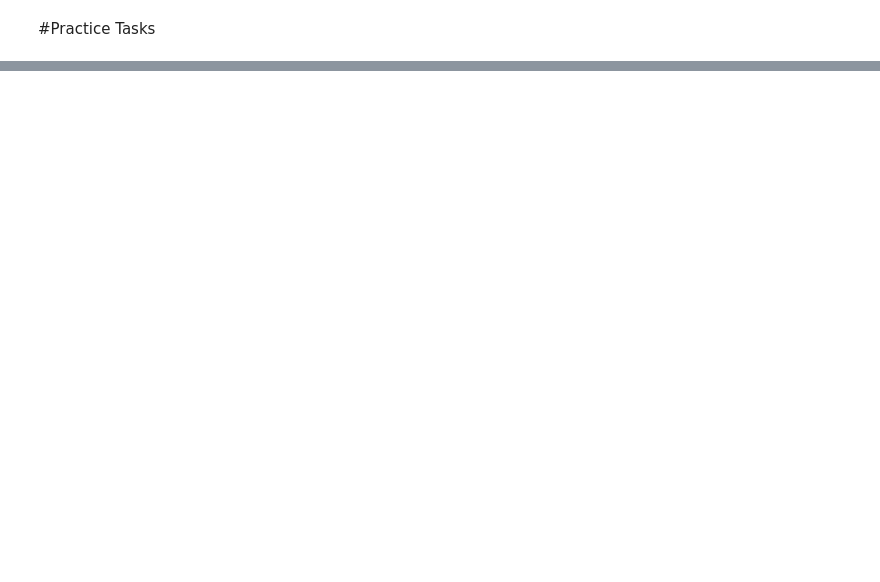
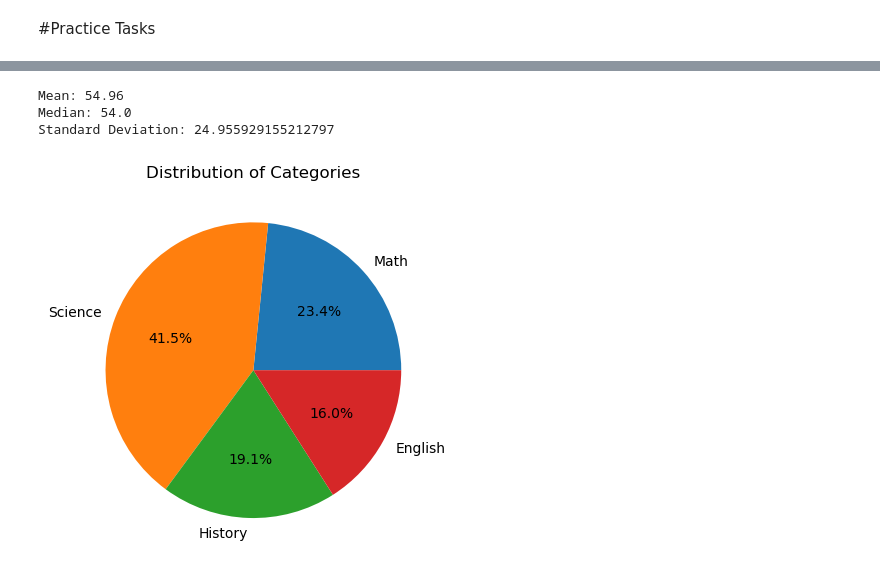
Before and after one commit to zeenat-mustafa/AI-Bootcamp, a Jupyter notebook: Week_2/Day_2/Numpy_and_Plotting.ipynb, the cells around one changed output, grey strips where cells are left out. Cells and saved outputs as stored; diff of their text form; code cells hidden in the pictures; blank space fills up the shorter version.

```diff
--- a/Week_2/Day_2/Numpy_and_Plotting.ipynb
+++ b/Week_2/Day_2/Numpy_and_Plotting.ipynb
@@ -726,6 +832,23 @@ print(np.linalg.matrix_rank(A), np.linalg.matrix_rank(I), np.linalg.matrix_rank(
 # %%
 #Create a NumPy array of 50 random numbers. Use np.mean(), np.median(), and np.std() to compute the mean, median, and standard deviation of the array.
+data = np.random.randint(1, 100, 50)
+print("Mean:", np.mean(data))
+print("Median:", np.median(data))
+print("Standard Deviation:", np.std(data))
+# %% [output]
+Mean: 54.96
+Median: 54.0
+Standard Deviation: 24.955929155212797
 # %%
 #Plot a pie chart showing the distribution of data in a given list of categories, e.g., ['Math', 'Science', 'History', 'English'], with random values for each category.
+categories = ['Math', 'Science', 'History', 'English']
+values = np.random.randint(10, 50, size=4)
+
+plt.pie(values, labels=categories, autopct='%1.1f%%')
+plt.title('Distribution of Categories')
+plt.savefig('img/pie_chart.png')
+plt.show()
+# %% [output]
+[figure, added]
 # %%
 #Create a 3x3 matrix filled with random integers between 1 and 10.
```
Also changed, not shown: parts of 23 cells of this notebook, 3 other files.
